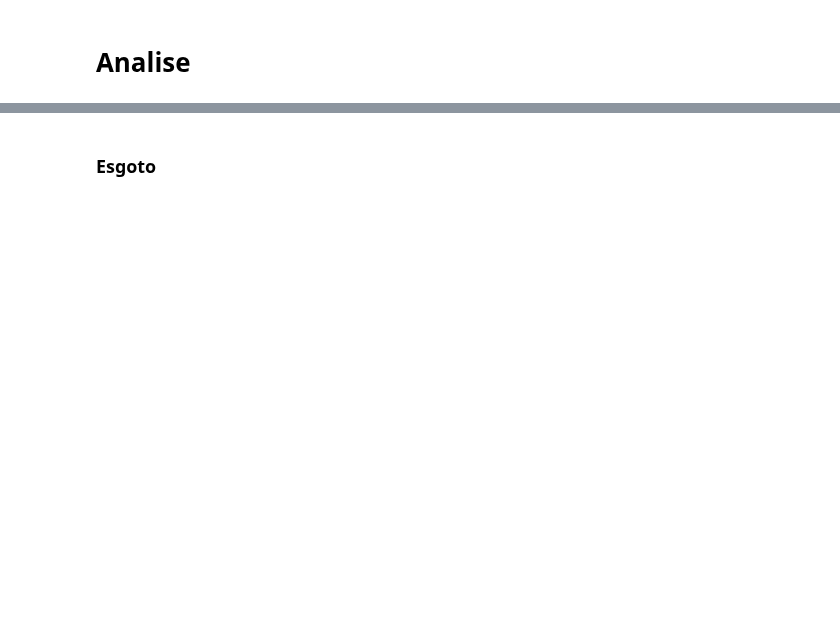
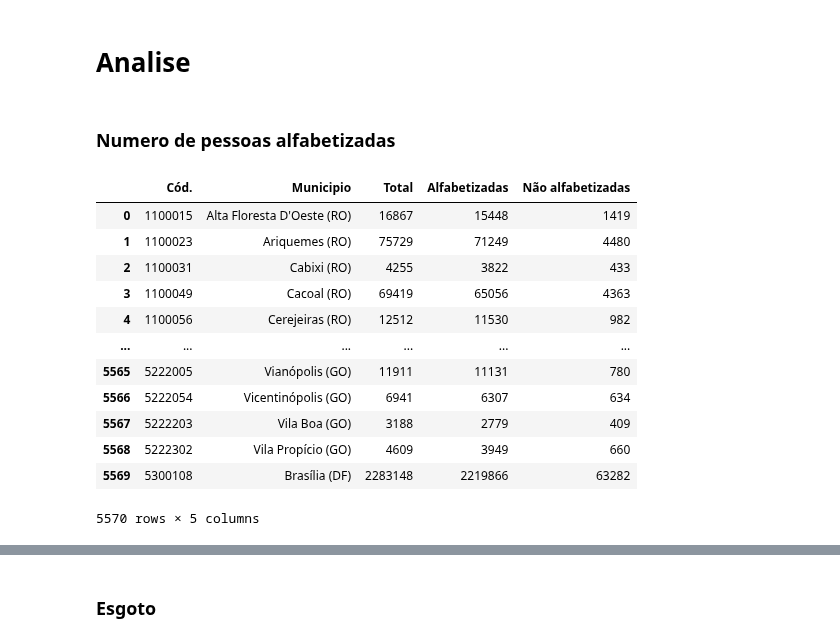
Before and after one commit to AHChaves/IC-InSAN, a Jupyter notebook: Integracao/integracao_2022.ipynb, the cells around one changed output, grey strips where cells are left out. Saved outputs shown, nothing was run; the diff lists cells and outputs as text; code cells hidden in the pictures; blank space fills up the shorter version.

```diff
--- a/Integracao/integracao_2022.ipynb
+++ b/Integracao/integracao_2022.ipynb
@@ -38,5 +37,25 @@ col_lixo = pd.read_excel("../dataset/Social/Necessidades Básicas/Coleta de lixo
 dist_agua = pd.read_excel("../dataset/Social/Necessidades Básicas/Distribuição de agua.xlsx")
 # %%
 esgoto = pd.read_excel("../dataset/Social/Necessidades Básicas/Rede de esgoto.xlsx")
+# %%
+n_alfabetizados = pd.read_excel("../dataset/Social/Escolaridade/numero de pessoas alfabetizadas.xlsx")
 # %% [markdown]
 # Analise
+# %% [markdown]
+### Numero de pessoas alfabetizadas
+# %%
+n_alfabetizados
+# %% [output]
+|  | Cód. | Municipio | Total | Alfabetizadas | Não alfabetizadas |
+| 0 | 1100015 | Alta Floresta D'Oeste (RO) | 16867 | 15448 | 1419 |
+| 1 | 1100023 | Ariquemes (RO) | 75729 | 71249 | 4480 |
+| 2 | 1100031 | Cabixi (RO) | 4255 | 3822 | 433 |
+| 3 | 1100049 | Cacoal (RO) | 69419 | 65056 | 4363 |
+| 4 | 1100056 | Cerejeiras (RO) | 12512 | 11530 | 982 |
+| ... | ... | ... | ... | ... | ... |
+| 5565 | 5222005 | Vianópolis (GO) | 11911 | 11131 | 780 |
+| 5566 | 5222054 | Vicentinópolis (GO) | 6941 | 6307 | 634 |
+| 5567 | 5222203 | Vila Boa (GO) | 3188 | 2779 | 409 |
+| 5568 | 5222302 | Vila Propício (GO) | 4609 | 3949 | 660 |
+| 5569 | 5300108 | Brasília (DF) | 2283148 | 2219866 | 63282 |
+5570 rows × 5 columns
```
Also changed, not shown: parts of 8 cells of this notebook, 2 other files.
